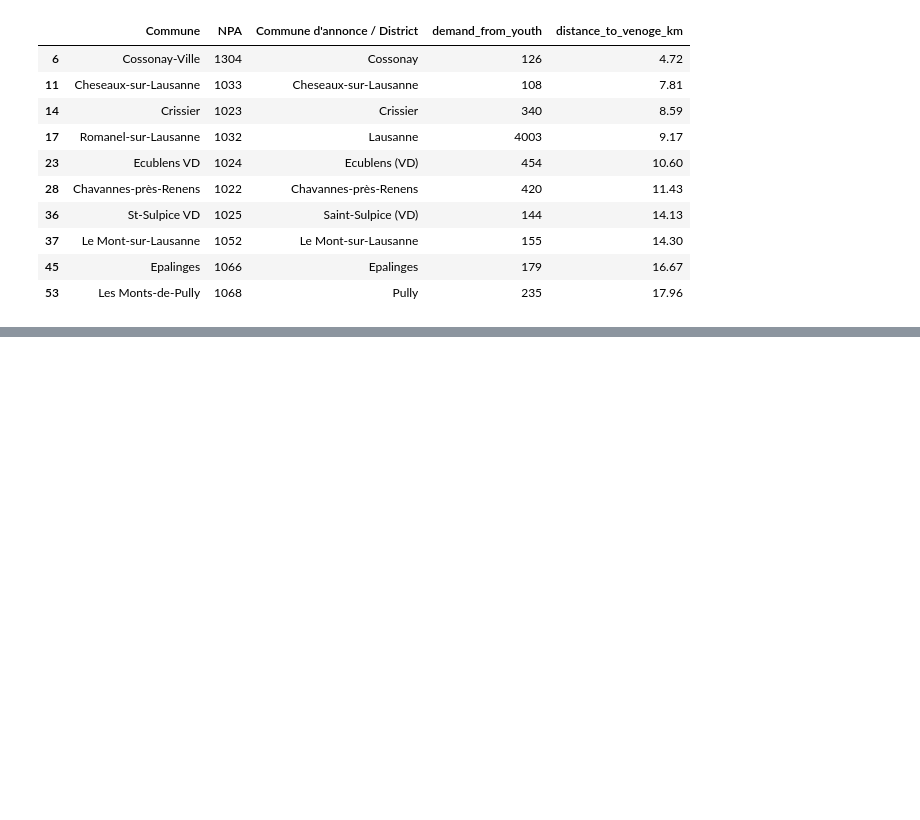
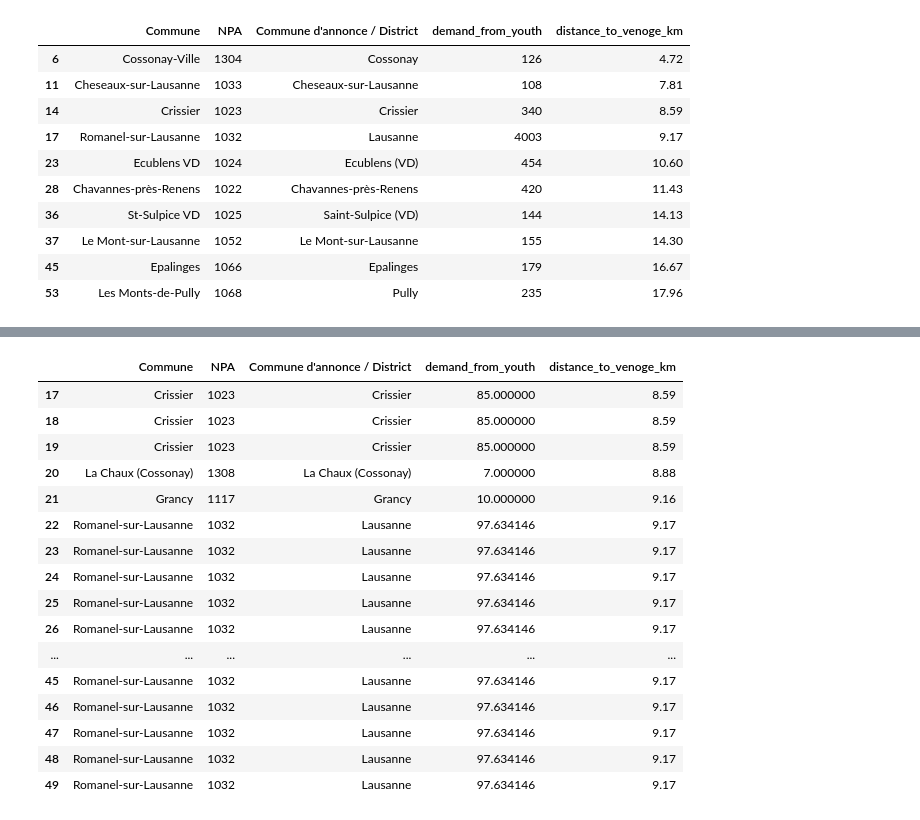
Before and after one commit to baertsch/MGT-530-SLO, a Jupyter notebook: young_people_only.ipynb, the cells around one changed output, grey strips where cells are left out. Cells and saved outputs as stored; diff of their text form; code cells hidden in the pictures; blank space fills up the shorter version.

```diff
--- a/young_people_only.ipynb
+++ b/young_people_only.ipynb
@@ -379,0 +346,3 @@ KeyError: 17
+# %%
+demand1 = pd.read_csv(repo_url + 'data/Split_Demand.csv')
+distance_matrix1 = pd.read_csv(repo_url + 'data/Expanded_Distance_Matrix.csv',header=None)
@@ -380,3 +381,23 @@ KeyError: 17
+# %%
+demand1.iloc[17:50,:]
+# %% [output]
+|  | Commune | NPA | Commune d'annonce / District | demand_from_youth | distance_to_venoge_km |
+| 17 | Crissier | 1023 | Crissier | 85.000000 | 8.59 |
+| 18 | Crissier | 1023 | Crissier | 85.000000 | 8.59 |
+| 19 | Crissier | 1023 | Crissier | 85.000000 | 8.59 |
+| 20 | La Chaux (Cossonay) | 1308 | La Chaux (Cossonay) | 7.000000 | 8.88 |
+| 21 | Grancy | 1117 | Grancy | 10.000000 | 9.16 |
+| 22 | Romanel-sur-Lausanne | 1032 | Lausanne | 97.634146 | 9.17 |
+| 23 | Romanel-sur-Lausanne | 1032 | Lausanne | 97.634146 | 9.17 |
+| 24 | Romanel-sur-Lausanne | 1032 | Lausanne | 97.634146 | 9.17 |
+| 25 | Romanel-sur-Lausanne | 1032 | Lausanne | 97.634146 | 9.17 |
+| 26 | Romanel-sur-Lausanne | 1032 | Lausanne | 97.634146 | 9.17 |
+| ... | ... | ... | ... | ... | ... |
+| 45 | Romanel-sur-Lausanne | 1032 | Lausanne | 97.634146 | 9.17 |
+| 46 | Romanel-sur-Lausanne | 1032 | Lausanne | 97.634146 | 9.17 |
+| 47 | Romanel-sur-Lausanne | 1032 | Lausanne | 97.634146 | 9.17 |
+| 48 | Romanel-sur-Lausanne | 1032 | Lausanne | 97.634146 | 9.17 |
+| 49 | Romanel-sur-Lausanne | 1032 | Lausanne | 97.634146 | 9.17 |
 # %%
 npa_list = demand_wed_df.iloc[1:, 2:3].reset_index(drop=True).values.tolist()
 npa_list = [int(float(item[0])) for item in npa_list]
```
Also changed, not shown: parts of 5 cells of this notebook.
